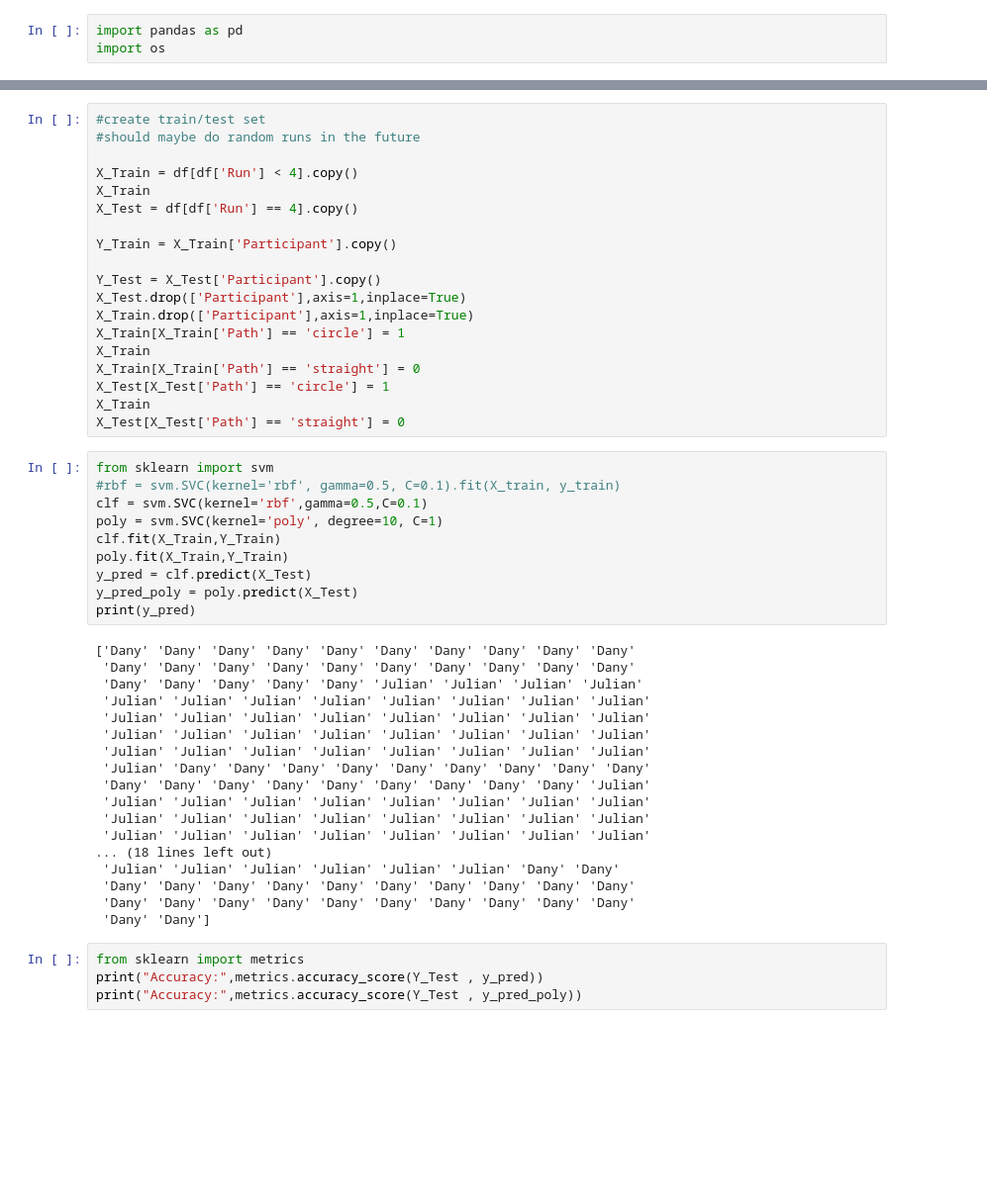
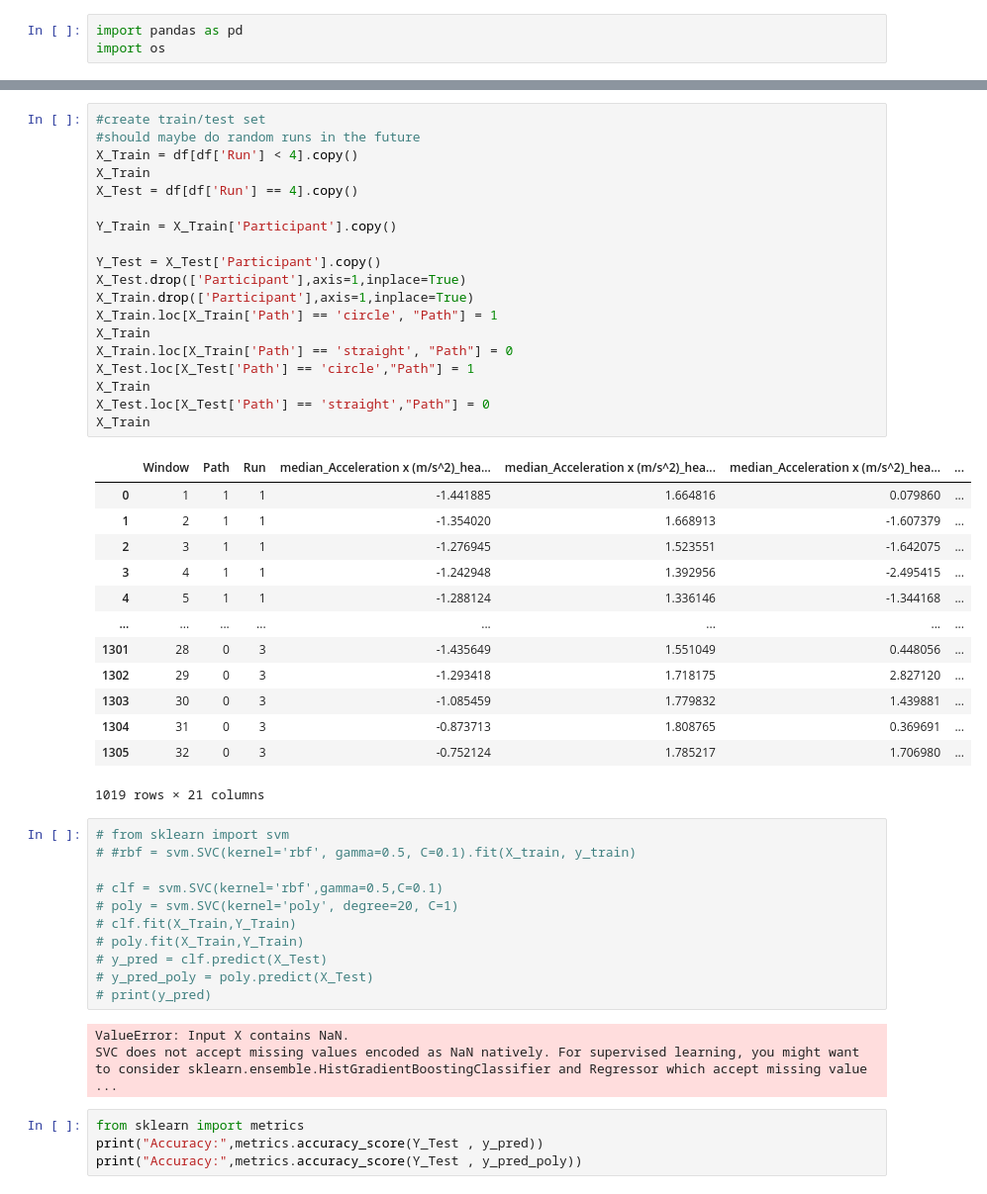
Before and after one commit to michelexyz/ML4QS-bike-user-recognition, a Jupyter notebook: train_Models.ipynb, the cells around one changed output, grey strips where cells are left out. Shown: that part at 99% size. Drawn from its saved outputs; the diff is of its cells as text; blank space fills up the shorter version.

```diff
--- a/train_Models.ipynb
+++ b/train_Models.ipynb
@@ -15,50 +43,50 @@ for index,row in df['Participant'].items():
 # %%
 #create train/test set
 #should maybe do random runs in the future
-
 X_Train = df[df['Run'] < 4].copy()
 X_Train
 X_Test = df[df['Run'] == 4].copy()
 
 Y_Train = X_Train['Participant'].copy()
 
 Y_Test = X_Test['Participant'].copy()
 X_Test.drop(['Participant'],axis=1,inplace=True)
 X_Train.drop(['Participant'],axis=1,inplace=True)
-X_Train[X_Train['Path'] == 'circle'] = 1
+X_Train.loc[X_Train['Path'] == 'circle', "Path"] = 1
 X_Train
-X_Train[X_Train['Path'] == 'straight'] = 0
-X_Test[X_Test['Path'] == 'circle'] = 1
+X_Train.loc[X_Train['Path'] == 'straight', "Path"] = 0
+X_Test.loc[X_Test['Path'] == 'circle',"Path"] = 1
 X_Train
-X_Test[X_Test['Path'] == 'straight'] = 0
+X_Test.loc[X_Test['Path'] == 'straight',"Path"] = 0
+X_Train
+# %% [output]
+|  | Window | Path | Run | median_Acceleration x (m/s^2)_hea... | median_Acceleration x (m/s^2)_hea... | median_Acceleration x (m/s^2)_hea... | ... |
+| 0 | 1 | 1 | 1 | -1.441885 | 1.664816 | 0.079860 | ... |
+| 1 | 2 | 1 | 1 | -1.354020 | 1.668913 | -1.607379 | ... |
+| 2 | 3 | 1 | 1 | -1.276945 | 1.523551 | -1.642075 | ... |
+| 3 | 4 | 1 | 1 | -1.242948 | 1.392956 | -2.495415 | ... |
+| 4 | 5 | 1 | 1 | -1.288124 | 1.336146 | -1.344168 | ... |
+| ... | ... | ... | ... | ... | ... | ... | ... |
+| 1301 | 28 | 0 | 3 | -1.435649 | 1.551049 | 0.448056 | ... |
+| 1302 | 29 | 0 | 3 | -1.293418 | 1.718175 | 2.827120 | ... |
+| 1303 | 30 | 0 | 3 | -1.085459 | 1.779832 | 1.439881 | ... |
+| 1304 | 31 | 0 | 3 | -0.873713 | 1.808765 | 0.369691 | ... |
+| 1305 | 32 | 0 | 3 | -0.752124 | 1.785217 | 1.706980 | ... |
+1019 rows × 21 columns
 # %%
-from sklearn import svm
-#rbf = svm.SVC(kernel='rbf', gamma=0.5, C=0.1).fit(X_train, y_train)
-clf = svm.SVC(kernel='rbf',gamma=0.5,C=0.1)
-poly = svm.SVC(kernel='poly', degree=10, C=1)
-clf.fit(X_Train,Y_Train)
-poly.fit(X_Train,Y_Train)
-y_pred = clf.predict(X_Test)
-y_pred_poly = poly.predict(X_Test)
-print(y_pred)
+# from sklearn import svm
+# #rbf = svm.SVC(kernel='rbf', gamma=0.5, C=0.1).fit(X_train, y_train)
+
+# clf = svm.SVC(kernel='rbf',gamma=0.5,C=0.1)
+# poly = svm.SVC(kernel='poly', degree=20, C=1)
+# clf.fit(X_Train,Y_Train)
+# poly.fit(X_Train,Y_Train)
+# y_pred = clf.predict(X_Test)
+# y_pred_poly = poly.predict(X_Test)
+# print(y_pred)
 # %% [output]
-['Dany' 'Dany' 'Dany' 'Dany' 'Dany' 'Dany' 'Dany' 'Dany' 'Dany' 'Dany'
- 'Dany' 'Dany' 'Dany' 'Dany' 'Dany' 'Dany' 'Dany' 'Dany' 'Dany' 'Dany'
- 'Dany' 'Dany' 'Dany' 'Dany' 'Dany' 'Julian' 'Julian' 'Julian' 'Julian'
- 'Julian' 'Julian' 'Julian' 'Julian' 'Julian' 'Julian' 'Julian' 'Julian'
- 'Julian' 'Julian' 'Julian' 'Julian' 'Julian' 'Julian' 'Julian' 'Julian'
- 'Julian' 'Julian' 'Julian' 'Julian' 'Julian' 'Julian' 'Julian' 'Julian'
- 'Julian' 'Julian' 'Julian' 'Julian' 'Julian' 'Julian' 'Julian' 'Julian'
- 'Julian' 'Dany' 'Dany' 'Dany' 'Dany' 'Dany' 'Dany' 'Dany' 'Dany' 'Dany'
- 'Dany' 'Dany' 'Dany' 'Dany' 'Dany' 'Dany' 'Dany' 'Dany' 'Dany' 'Julian'
- 'Julian' 'Julian' 'Julian' 'Julian' 'Julian' 'Julian' 'Julian' 'Julian'
- 'Julian' 'Julian' 'Julian' 'Julian' 'Julian' 'Julian' 'Julian' 'Julian'
- 'Julian' 'Julian' 'Julian' 'Julian' 'Julian' 'Julian' 'Julian' 'Julian'
-... (18 lines left out)
- 'Julian' 'Julian' 'Julian' 'Julian' 'Julian' 'Julian' 'Dany' 'Dany'
- 'Dany' 'Dany' 'Dany' 'Dany' 'Dany' 'Dany' 'Dany' 'Dany' 'Dany' 'Dany'
- 'Dany' 'Dany' 'Dany' 'Dany' 'Dany' 'Dany' 'Dany' 'Dany' 'Dany' 'Dany'
- 'Dany' 'Dany']
+ValueError: Input X contains NaN.
+SVC does not accept missing values encoded as NaN natively. For supervised learning, you might want to consider sklearn.ensemble.HistGradientBoostingClassifier and Regressor which accept missing value ...
 # %%
 from sklearn import metrics
 print("Accuracy:",metrics.accuracy_score(Y_Test , y_pred))
```
Also changed, not shown: parts of 6 cells of this notebook.
